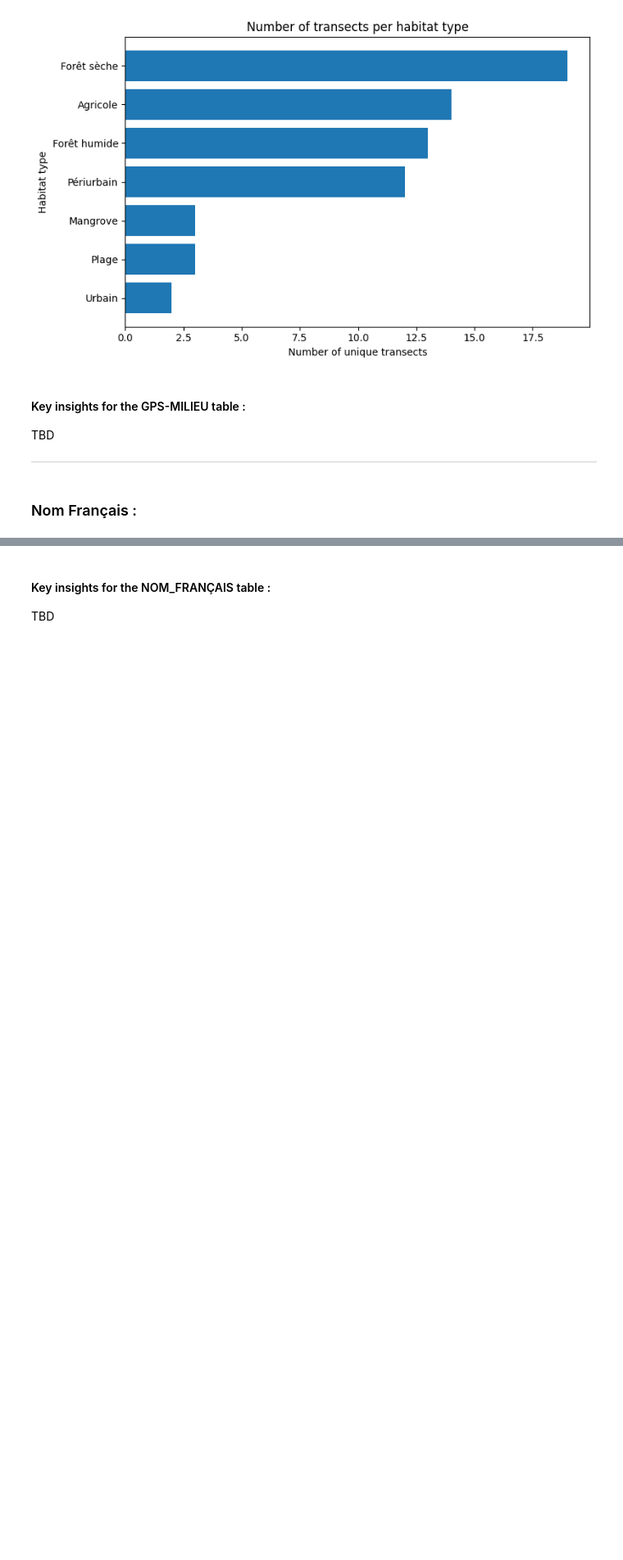
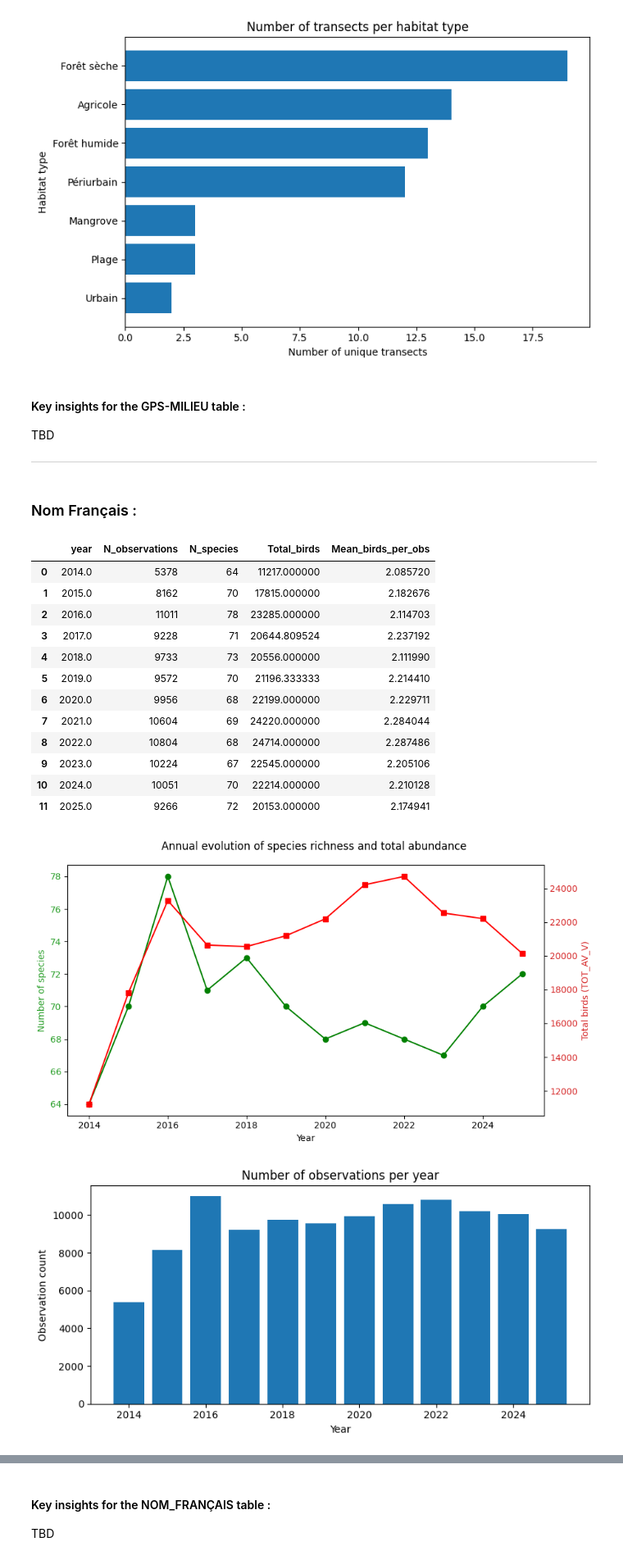
Before and after one commit to vladihnat/birds-biodiversity, a Jupyter notebook: main.ipynb, the cells around one changed output, grey strips where cells are left out. Shown at 82% size. Cells and saved outputs as stored; diff of their text form; code cells hidden in the pictures; blank space fills up the shorter version.

```diff
--- a/main.ipynb
+++ b/main.ipynb
@@ -345,3 +344,63 @@ TBD
 ---
 # %% [markdown]
 ### Nom Français :
+# %%
+# Assume the cleaned observations table is already loaded:
+# df_obs = pd.read_csv("data/filtered/observations_clean.csv")
+
+df = clean_nom_francais.copy()
+df["date"] = pd.to_datetime(df["date"], errors="coerce")
+df["year"] = df["date"].dt.year
+
+# --- Basic yearly counts ---
+annual_summary = (df.groupby("year").agg(
+          N_observations=("ESPECE", "size"),
+          N_species=("ESPECE", "nunique"),
+          Total_birds=("TOT_AV_V", "sum"),
+          Mean_birds_per_obs=("TOT_AV_V", "mean")
+        ).reset_index()
+)
+
+display(annual_summary)
+
+# --- Plot species richness and total abundance per year ---
+fig, ax1 = plt.subplots(figsize=(9, 5))
+
+ax1.plot(annual_summary["year"], annual_summary["N_species"], marker="o", color="green", label="Species richness")
+ax1.set_xlabel("Year")
+ax1.set_ylabel("Number of species", color="tab:green")
+ax1.tick_params(axis="y", labelcolor="tab:green")
+
+ax2 = ax1.twinx()
+ax2.plot(annual_summary["year"], annual_summary["Total_birds"], marker="s", color="red", label="Total birds")
+ax2.set_ylabel("Total birds (TOT_AV_V)", color="tab:red")
+ax2.tick_params(axis="y", labelcolor="tab:red")
+
+fig.suptitle("Annual evolution of species richness and total abundance")
+plt.tight_layout()
+plt.show()
+
+# --- Histogram: number of observations per year ---
+plt.figure(figsize=(8,4))
+plt.bar(annual_summary["year"], annual_summary["N_observations"], color="tab:blue")
+plt.title("Number of observations per year")
+plt.xlabel("Year")
+plt.ylabel("Observation count")
+plt.tight_layout()
+plt.show()
+# %% [output]
+|  | year | N_observations | N_species | Total_birds | Mean_birds_per_obs |
+| 0 | 2014.0 | 5378 | 64 | 11217.000000 | 2.085720 |
+| 1 | 2015.0 | 8162 | 70 | 17815.000000 | 2.182676 |
+| 2 | 2016.0 | 11011 | 78 | 23285.000000 | 2.114703 |
+| 3 | 2017.0 | 9228 | 71 | 20644.809524 | 2.237192 |
+| 4 | 2018.0 | 9733 | 73 | 20556.000000 | 2.111990 |
+| 5 | 2019.0 | 9572 | 70 | 21196.333333 | 2.214410 |
+| 6 | 2020.0 | 9956 | 68 | 22199.000000 | 2.229711 |
+| 7 | 2021.0 | 10604 | 69 | 24220.000000 | 2.284044 |
+| 8 | 2022.0 | 10804 | 68 | 24714.000000 | 2.287486 |
+| 9 | 2023.0 | 10224 | 67 | 22545.000000 | 2.205106 |
+| 10 | 2024.0 | 10051 | 70 | 22214.000000 | 2.210128 |
+| 11 | 2025.0 | 9266 | 72 | 20153.000000 | 2.174941 |
+[figure, added]
+[figure, added]
```
Also changed, not shown: parts of 11 cells of this notebook.
